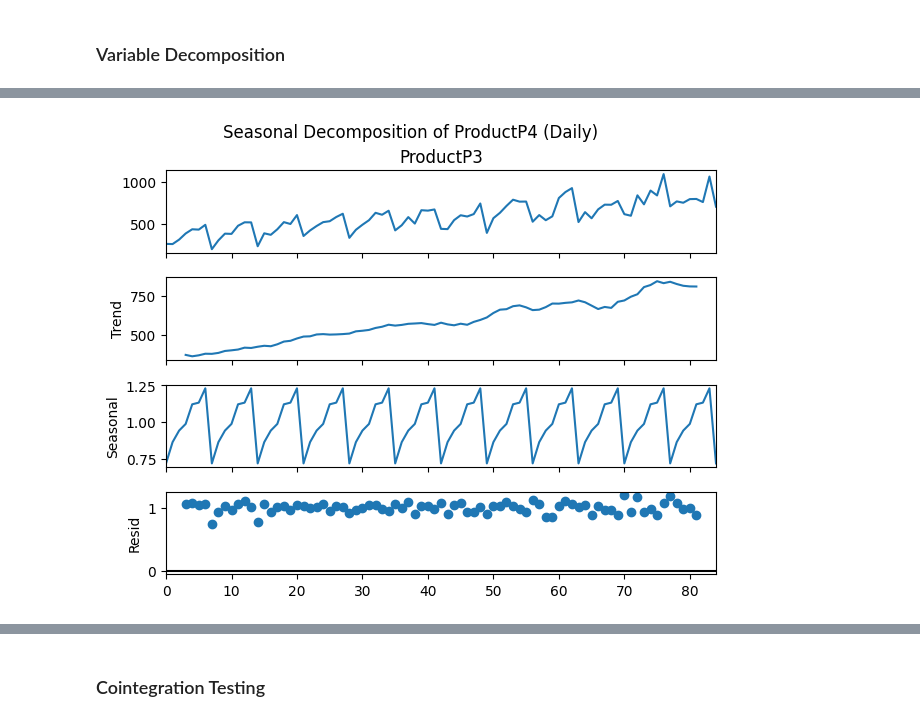
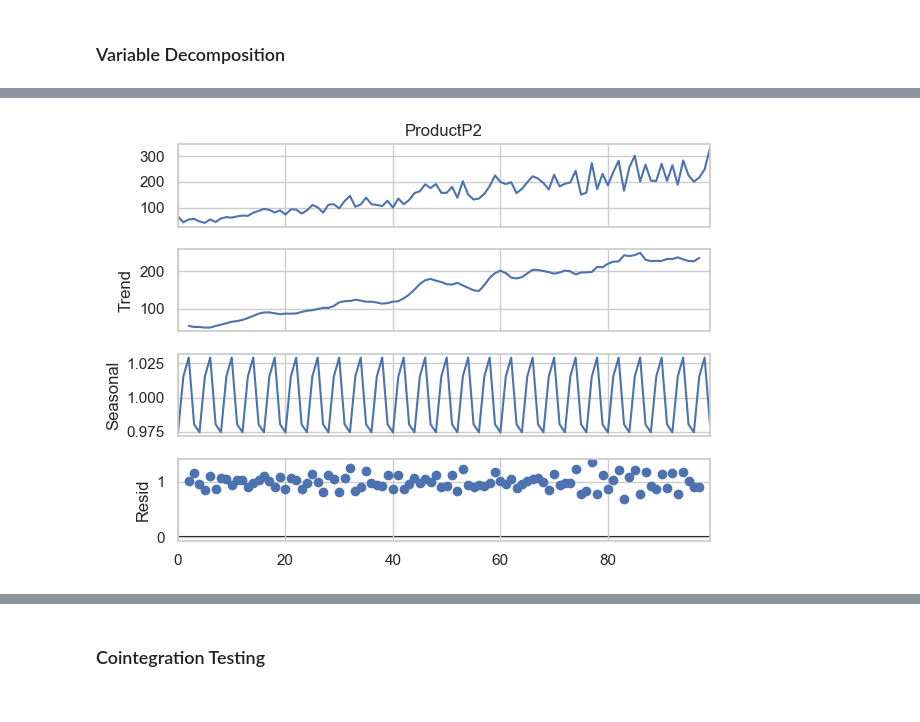
Before and after one commit to Suraj-st/PrinciplesOfDataScience_Group2, a Jupyter notebook: Suraj/Product_TimeSeries_Analysis.ipynb, the cells around one changed output, grey strips where cells are left out. Cells and saved outputs as stored; diff of their text form; code cells hidden in the pictures.

Commit message:
Updated the time series plots
Updated the time series plots

```diff
--- a/Suraj/Product_TimeSeries_Analysis.ipynb
+++ b/Suraj/Product_TimeSeries_Analysis.ipynb
@@ -516,0 +516,9 @@ plt.show()
+# %%
+# Decompose weekly product
+p1_decomp = seasonal_decompose(weekly_data["ProductP1"], period=4, model="additive")
+p2_decomp = seasonal_decompose(weekly_data["ProductP2"], period=4, model="multiplicative")
+p5_decomp = seasonal_decompose(weekly_data["ProductP5"], period=4, model="additive")
+
+# Decompose daily product
+p3_decomp = seasonal_decompose(daily_data["ProductP3"], period=30, model="multiplicative")
+p4_decomp = seasonal_decompose(daily_data["ProductP4"], period=30, model="additive")
@@ -517,6 +531,6 @@ plt.show()
 # %%
-daily_decomp.plot()
-plt.suptitle("Seasonal Decomposition of ProductP4 (Daily)", y=1.02)
+# Plot decompositions
+p2_decomp.plot()
 plt.show()
 # %% [output]
-[figure, old version]
+[figure, new version]
```
Also changed, not shown: parts of 64 cells of this notebook.
